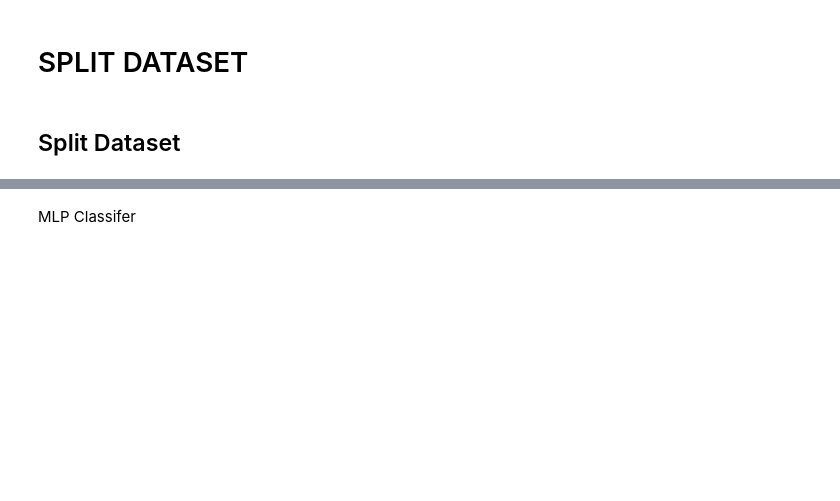
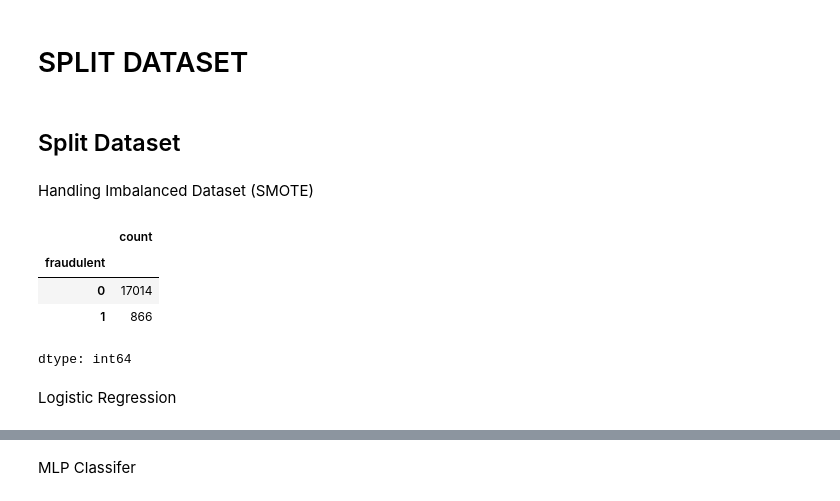
Before and after one commit to avocoder123/JobVerifier.ai, a Jupyter notebook: job_verifier.ipynb, the cells around one changed output, grey strips where cells are left out. Drawn from its saved outputs; the diff is of its cells as text; code cells hidden in the pictures; blank space fills up the shorter version.

Commit message:
add SMOTE add XGboost

```diff
--- a/job_verifier.ipynb
+++ b/job_verifier.ipynb
@@ -228,3 +282,15 @@ from sklearn.utils.class_weight import compute_class_weight
 
 weights = compute_class_weight("balanced", classes=np.unique(y_train), y=y_train)
 class_weights = {i: weights[i] for i in range(len(weights))}
+# %% [markdown]
+Handling Imbalanced Dataset (SMOTE)
+# %%
+jobs.fraudulent.value_counts()
+# %% [output]
+|  | count |
+| fraudulent |  |
+| 0 | 17014 |
+| 1 | 866 |
+dtype: int64
+# %% [markdown]
+Logistic Regression
```
Also changed, not shown: parts of 16 cells of this notebook.
